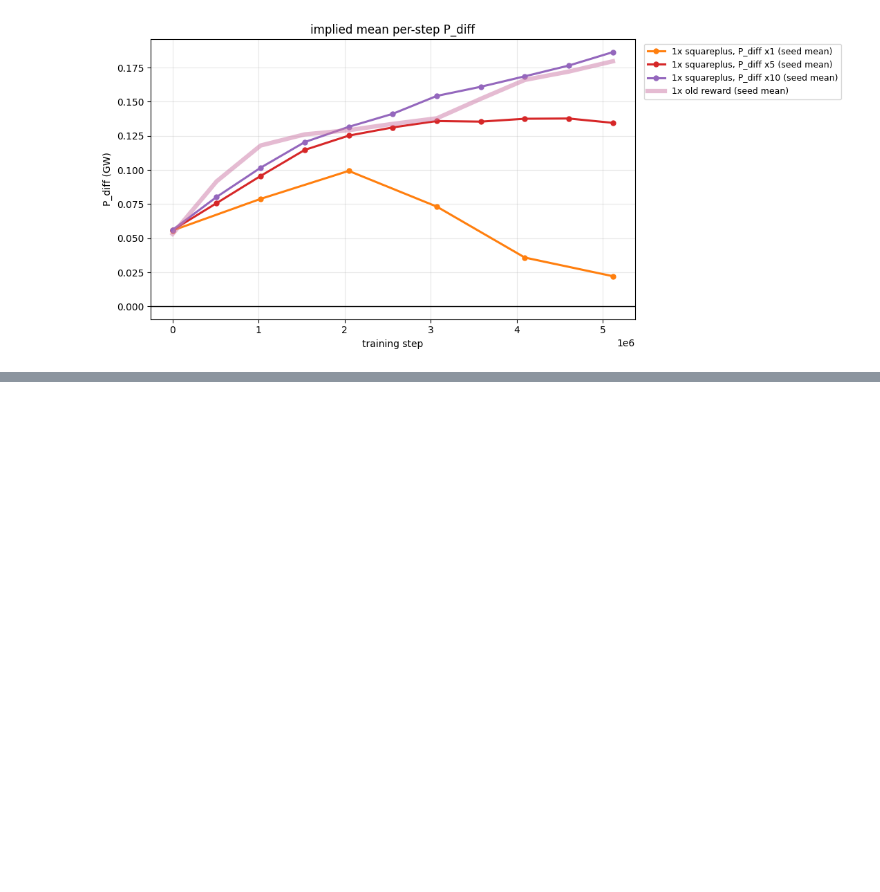
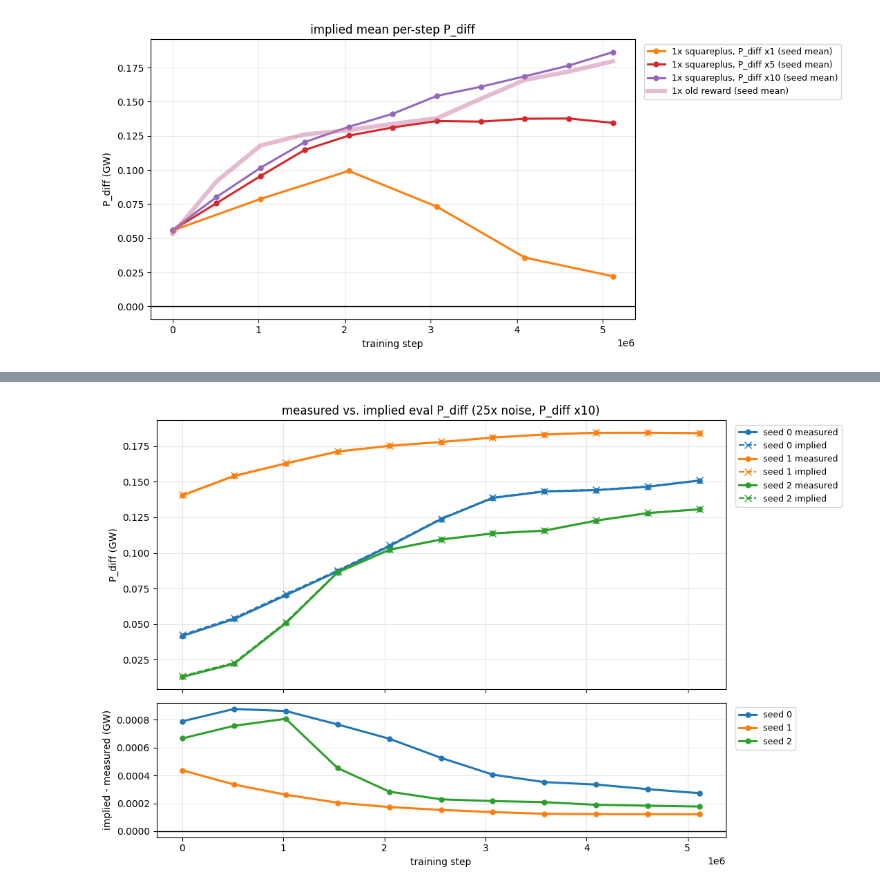
Before and after one commit to davcoope/plasmax, a Jupyter notebook: experiments/studies/dc_rewards_comparison.ipynb, the cells around one changed output, grey strips where cells are left out. Saved outputs shown, nothing was run; the diff lists cells and outputs as text; code cells hidden in the pictures; blank space fills up the shorter version.

Commit message:
Update dc_rewards_comparison notebook to use (25x noise, 10x scaled P_diff) run to verify infered mean P_diff calculation accuracy & compared performance against 25x noise run with old reward function

```diff
--- a/experiments/studies/dc_rewards_comparison.ipynb
+++ b/experiments/studies/dc_rewards_comparison.ipynb
@@ -162,0 +156,30 @@ finish(ax, "implied mean per-step P_diff", "P_diff (GW)", "pdiff_scaling_implied
+# %%
+VERIFY_RUN, VERIFY_NM, VERIFY_SCALE = "a51pa0ka", 25, 10.0  # squareplus(10 * P_diff), 25x noise, 5.12M steps
+PD = "physics_eval/P_diff_GW"
+
+r = api.run(f"{ENTITY}/{SQ_PROJECT}/{VERIFY_RUN}")
+assert find(r.config, "reward_score_scale") == VERIFY_SCALE, VERIFY_RUN
+h = history(SQ_PROJECT, VERIFY_RUN, VERIFY_NM, [f"seeds/{s}/{k}" for s in SEEDS for k in RL + [PD]])
+rbar = pd.concat({s: h[f"seeds/{s}/{RL[0]}"] / h[f"seeds/{s}/{RL[1]}"] for s in SEEDS}, axis=1)
+implied = (rbar - 1 / rbar) / VERIFY_SCALE
+measured = pd.concat({s: h[f"seeds/{s}/{PD}"] for s in SEEDS}, axis=1)
+err = implied - measured
+
+# print(f"implied - measured over all checkpoints and seeds: mean {err.stack().mean():+.4f} GW, "
+#       f"max |.| {err.abs().stack().max():.4f} GW")
+# pd.concat({"measured": measured, "implied": implied, "implied - measured": err}, axis=1).round(4)
+# %%
+fig, (ax, ax_err) = plt.subplots(2, 1, figsize=(11, 7), sharex=True, gridspec_kw={"height_ratios": [2, 1]})
+for s in SEEDS:
+    ax.plot(measured.index, measured[s], color=f"C{s}", lw=2.2, marker="o", ms=5, label=f"seed {s} measured")
+    ax.plot(implied.index, implied[s], color=f"C{s}", lw=1.5, ls="--", marker="x", ms=7, label=f"seed {s} implied")
+    ax_err.plot(err.index, err[s], color=f"C{s}", lw=2.2, marker="o", ms=5, label=f"seed {s}")
+ax.set_title(f"measured vs. implied eval P_diff ({VERIFY_NM}x noise, P_diff x{VERIFY_SCALE:g})")
+ax.set_ylabel("P_diff (GW)")
+ax_err.axhline(0, color="k", lw=1)
+ax_err.set_ylabel("implied - measured (GW)"); ax_err.set_xlabel("training step")
+for a in (ax, ax_err):
+    a.grid(alpha=0.3); a.legend(fontsize=9, loc="upper left", bbox_to_anchor=(1.01, 1))
+fig.tight_layout(); save(fig, "pdiff_verification"); plt.show()
+# %% [output]
+[figure, added]
```
Also changed, not shown: parts of 6 cells of this notebook, 1 other file.
